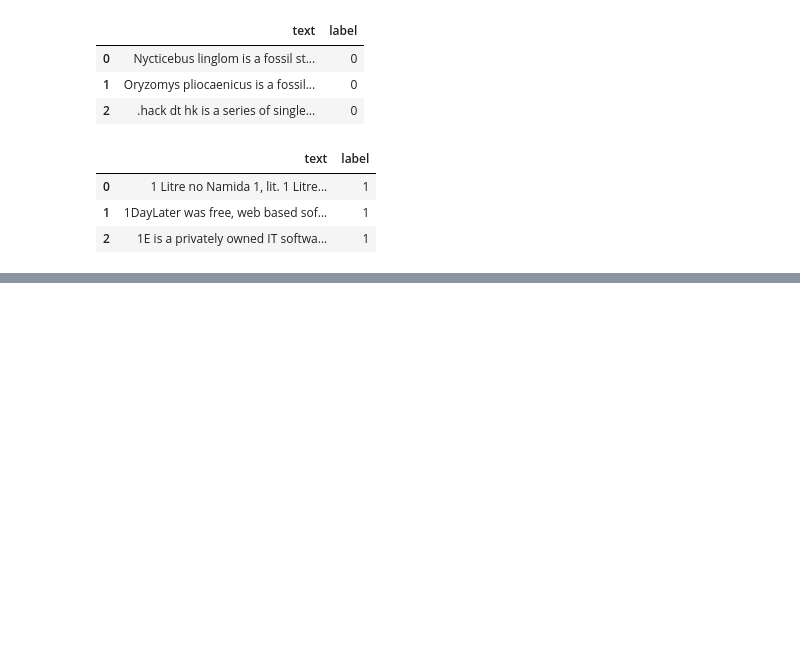
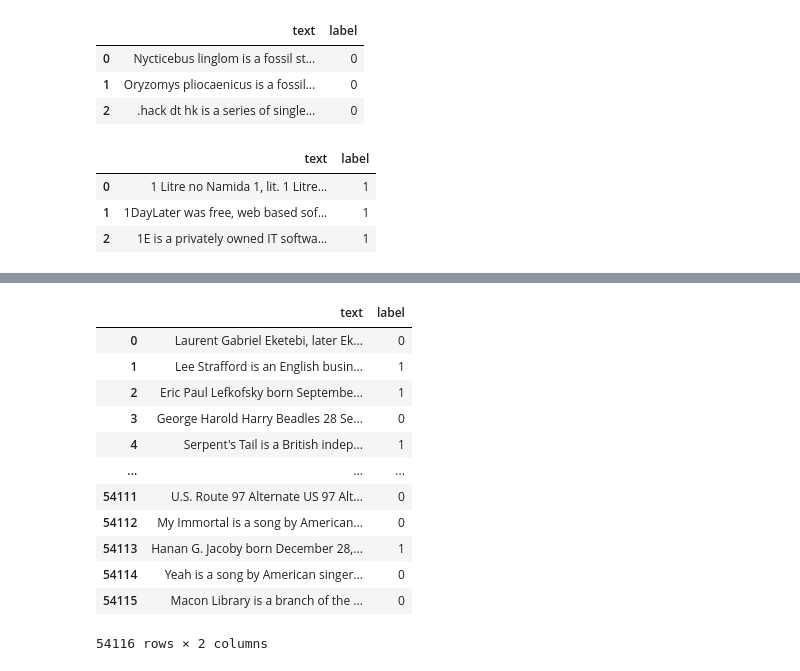
Before and after one commit to toastdeini/Wikipedia-article-quality, a Jupyter notebook: prep/EDA_Binary.ipynb, the cells around one changed output, grey strips where cells are left out. Cells and saved outputs as stored; diff of their text form; code cells hidden in the pictures; blank space fills up the shorter version.

```diff
--- a/prep/EDA_Binary.ipynb
+++ b/prep/EDA_Binary.ipynb
@@ -182,0 +256,18 @@ df = df_good.append(other=df_promo,
+# %%
+df = df.sample(frac = 1).reset_index(drop=True)
+
+df
+# %% [output]
+|  | text | label |
+| 0 | Laurent Gabriel Eketebi, later Ek... | 0 |
+| 1 | Lee Strafford is an English busin... | 1 |
+| 2 | Eric Paul Lefkofsky born Septembe... | 1 |
+| 3 | George Harold Harry Beadles 28 Se... | 0 |
+| 4 | Serpent's Tail is a British indep... | 1 |
+| ... | ... | ... |
+| 54111 | U.S. Route 97 Alternate US 97 Alt... | 0 |
+| 54112 | My Immortal is a song by American... | 0 |
+| 54113 | Hanan G. Jacoby born December 28,... | 1 |
+| 54114 | Yeah is a song by American singer... | 0 |
+| 54115 | Macon Library is a branch of the ... | 0 |
+54116 rows × 2 columns
```
Also changed, not shown: parts of 32 cells of this notebook.
